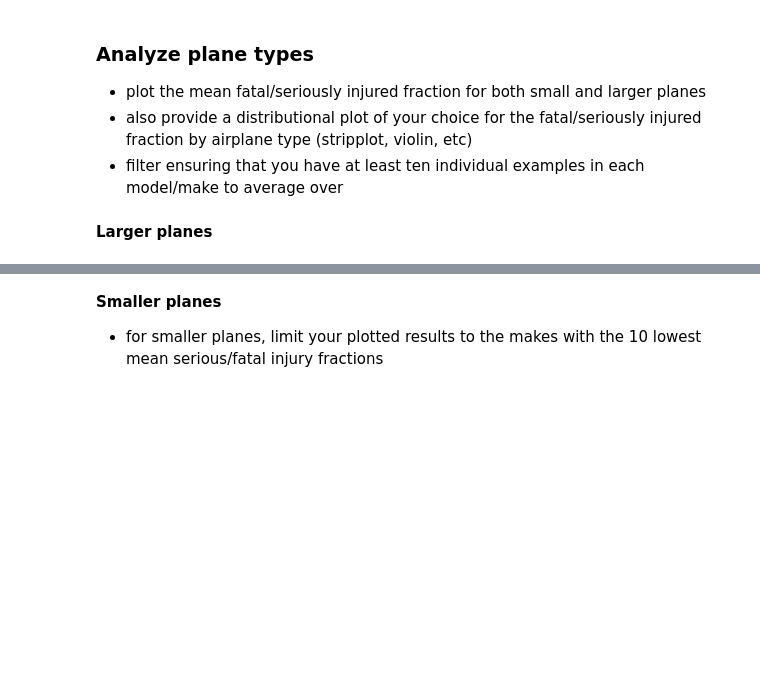
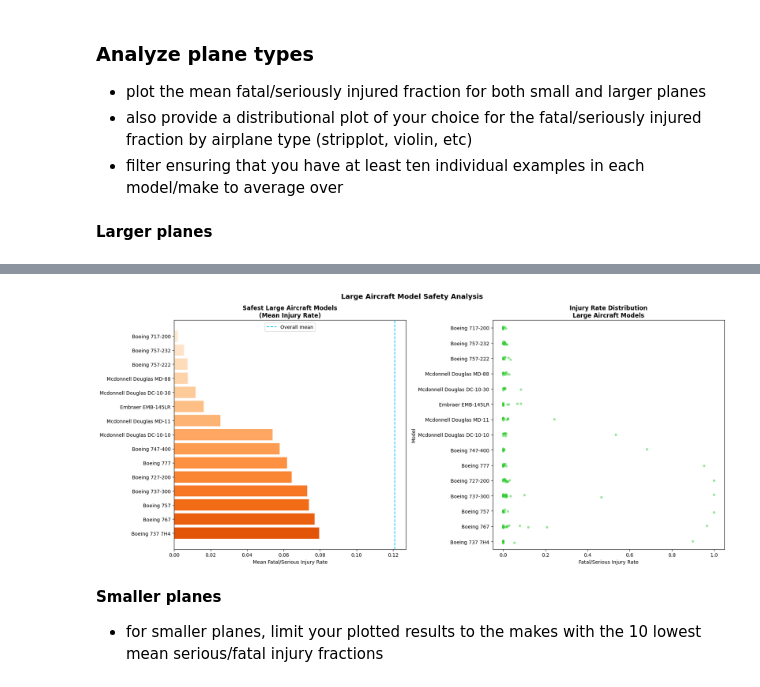
Before and after one commit to tracyvuleze2-sketch/dsc-course0-m8-lab, a Jupyter notebook: Aviation_Accidents_Data_Analysis.ipynb, the cells around one changed output, grey strips where cells are left out. Saved outputs shown, nothing was run; the diff lists cells and outputs as text; code cells hidden in the pictures; blank space fills up the shorter version.

```diff
--- a/Aviation_Accidents_Data_Analysis.ipynb
+++ b/Aviation_Accidents_Data_Analysis.ipynb
@@ -153,3 +275,17 @@ Sort your results and keep the lowest 15.
 - filter ensuring that you have at least ten individual examples in each model/make to average over
 # %% [markdown]
 **Larger planes**
+# %%
+# Large planes; analysis based on models (min 10 accidents)
+large_model_stats = (large.groupby('Make.Model')
+                          .agg(
+                              mean_injury_rate=('Injury.Rate', 'mean'),
+                              mean_destroyed=('Is.Destroyed', 'mean'),
+                              n_accidents=('Injury.Rate', 'count')
+                          )
+                          .reset_index()
+                          .query('n_accidents >= 10')
+                          .sort_values('mean_injury_rate'))
+
+print(f"Large aircraft models with >= 10 accidents: {len(large_model_stats)}")
+large_model_stats.head(10)
@@ -156,3 +305,33 @@ Sort your results and keep the lowest 15.
+# %%
+# Plot large aircraft models
+fig, axes = plt.subplots(1, 2, figsize=(18, 8))
+
+# Bar chart - mean injury rate
+top15_large_models = large_model_stats.head(15)
+large_colors = plt.cm.Oranges_r(np.linspace(0.3, 0.9, len(top15_large_models)))
+
+axes[0].barh(top15_large_models['Make.Model'][::-1],
+             top15_large_models['mean_injury_rate'][::-1], color=large_colors)
+axes[0].set_title('Safest Large Aircraft Models\n(Mean Injury Rate)', fontweight='bold')
+axes[0].set_xlabel('Mean Fatal/Serious Injury Rate')
+axes[0].axvline(large['Injury.Rate'].mean(), color='deepskyblue',
+                linestyle='--', label='Overall mean')
+axes[0].legend()
+
+# Strip plot - distribution
+large_top15_models = large[large['Make.Model'].isin(top15_large_models['Make.Model'].tolist())]
+sns.stripplot(data=large_top15_models, x='Injury.Rate', y='Make.Model',
+              order=top15_large_models['Make.Model'].tolist(),
+              color='limegreen', alpha=0.5, jitter=True, ax=axes[1])
+axes[1].set_title('Injury Rate Distribution\nLarge Aircraft Models', fontweight='bold')
+axes[1].set_xlabel('Fatal/Serious Injury Rate')
+axes[1].set_ylabel('Model')
+
+plt.suptitle('Large Aircraft Model Safety Analysis', fontsize=14, fontweight='bold')
+plt.tight_layout()
+plt.show()
+# %% [output]
+[figure, added]
 # %% [markdown]
 **Smaller planes**
 - for smaller planes, limit your plotted results to the makes with the 10 lowest mean serious/fatal injury fractions
```
Also changed, not shown: parts of 20 cells of this notebook.
